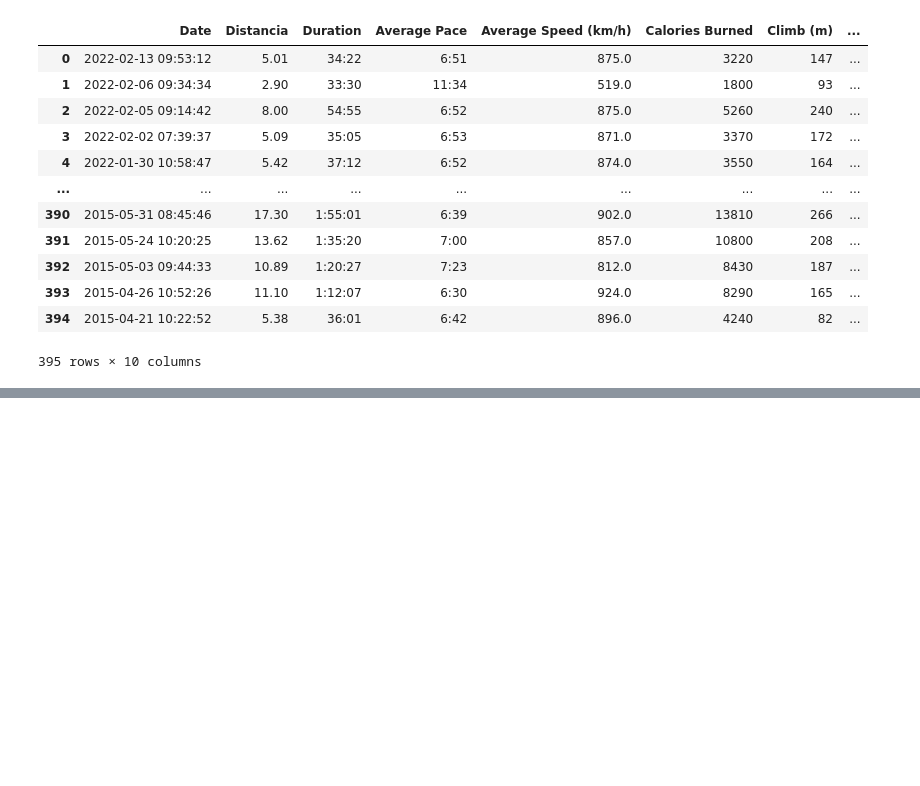
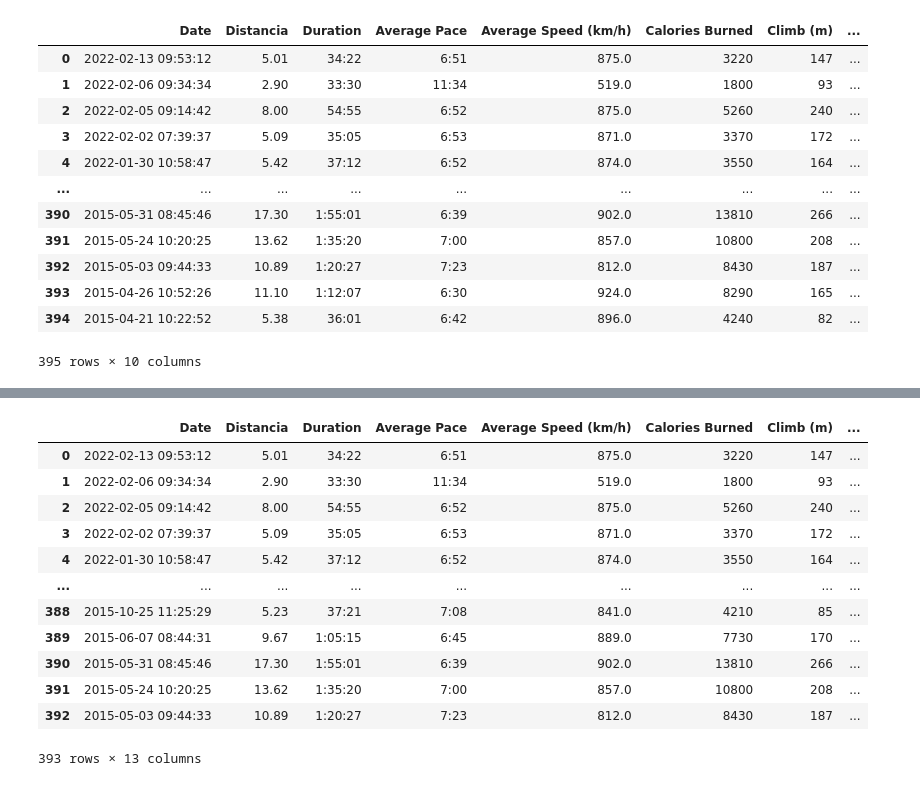
Before and after one commit to csatio/Corre, a Jupyter notebook: notebooks/corridas.ipynb, the cells around one changed output, grey strips where cells are left out. Drawn from its saved outputs; the diff is of its cells as text; code cells hidden in the pictures; blank space fills up the shorter version.

```diff
--- a/notebooks/corridas.ipynb
+++ b/notebooks/corridas.ipynb
@@ -111,0 +85,3 @@ df
+# %%
+df['vol_semanal_ant2'] = df.vol_semanal.shift(-2)
+df
@@ -112 +126,18 @@ df
+# %%
+df = df[df['vol_semanal_ant2'].notna()]
+df
+# %% [output]
+|  | Date | Distancia | Duration | Average Pace | Average Speed (km/h) | Calories Burned | Climb (m) | ... |
+| 0 | 2022-02-13 09:53:12 | 5.01 | 34:22 | 6:51 | 875.0 | 3220 | 147 | ... |
+| 1 | 2022-02-06 09:34:34 | 2.90 | 33:30 | 11:34 | 519.0 | 1800 | 93 | ... |
+| 2 | 2022-02-05 09:14:42 | 8.00 | 54:55 | 6:52 | 875.0 | 5260 | 240 | ... |
+| 3 | 2022-02-02 07:39:37 | 5.09 | 35:05 | 6:53 | 871.0 | 3370 | 172 | ... |
+| 4 | 2022-01-30 10:58:47 | 5.42 | 37:12 | 6:52 | 874.0 | 3550 | 164 | ... |
+| ... | ... | ... | ... | ... | ... | ... | ... | ... |
+| 388 | 2015-10-25 11:25:29 | 5.23 | 37:21 | 7:08 | 841.0 | 4210 | 85 | ... |
+| 389 | 2015-06-07 08:44:31 | 9.67 | 1:05:15 | 6:45 | 889.0 | 7730 | 170 | ... |
+| 390 | 2015-05-31 08:45:46 | 17.30 | 1:55:01 | 6:39 | 902.0 | 13810 | 266 | ... |
+| 391 | 2015-05-24 10:20:25 | 13.62 | 1:35:20 | 7:00 | 857.0 | 10800 | 208 | ... |
+| 392 | 2015-05-03 09:44:33 | 10.89 | 1:20:27 | 7:23 | 812.0 | 8430 | 187 | ... |
+393 rows × 13 columns
 # %%
```
Also changed, not shown: parts of 28 cells of this notebook, 3 other files.
